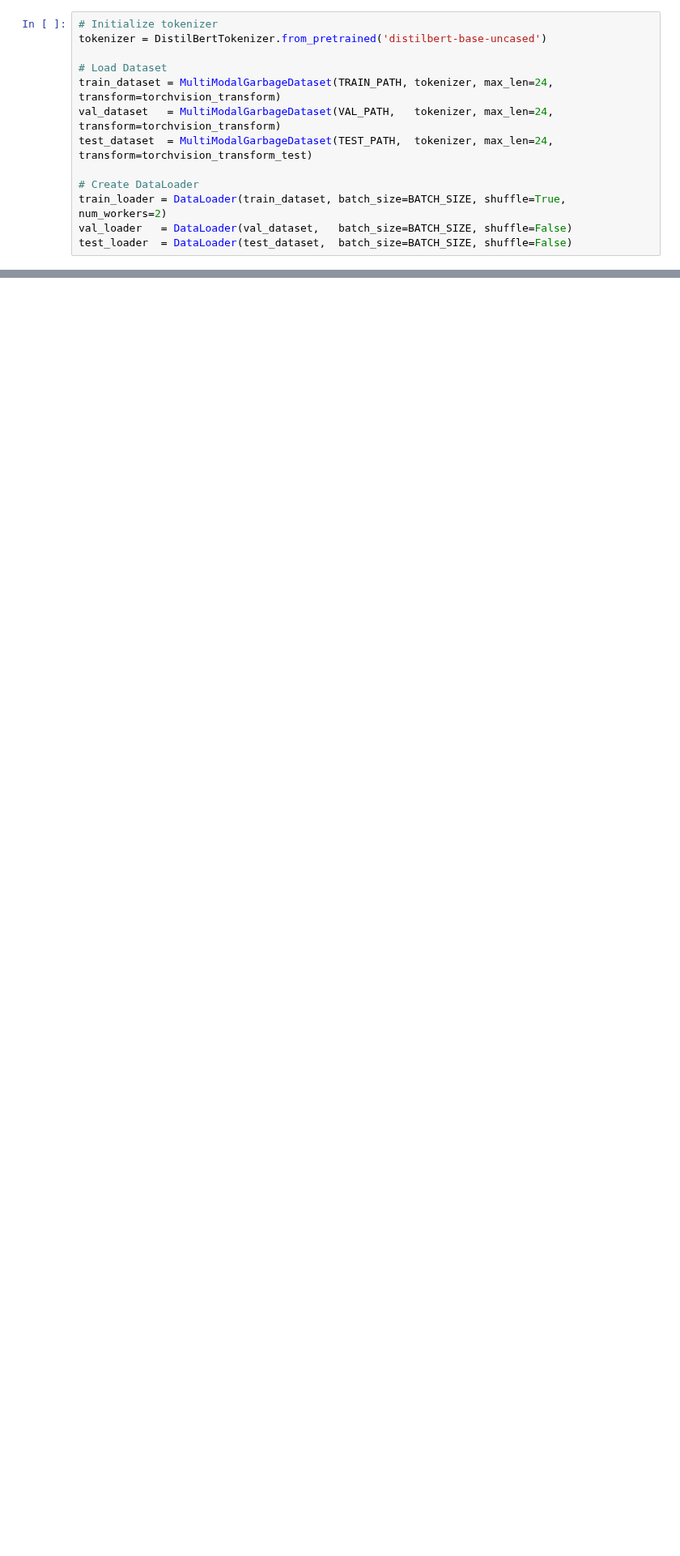
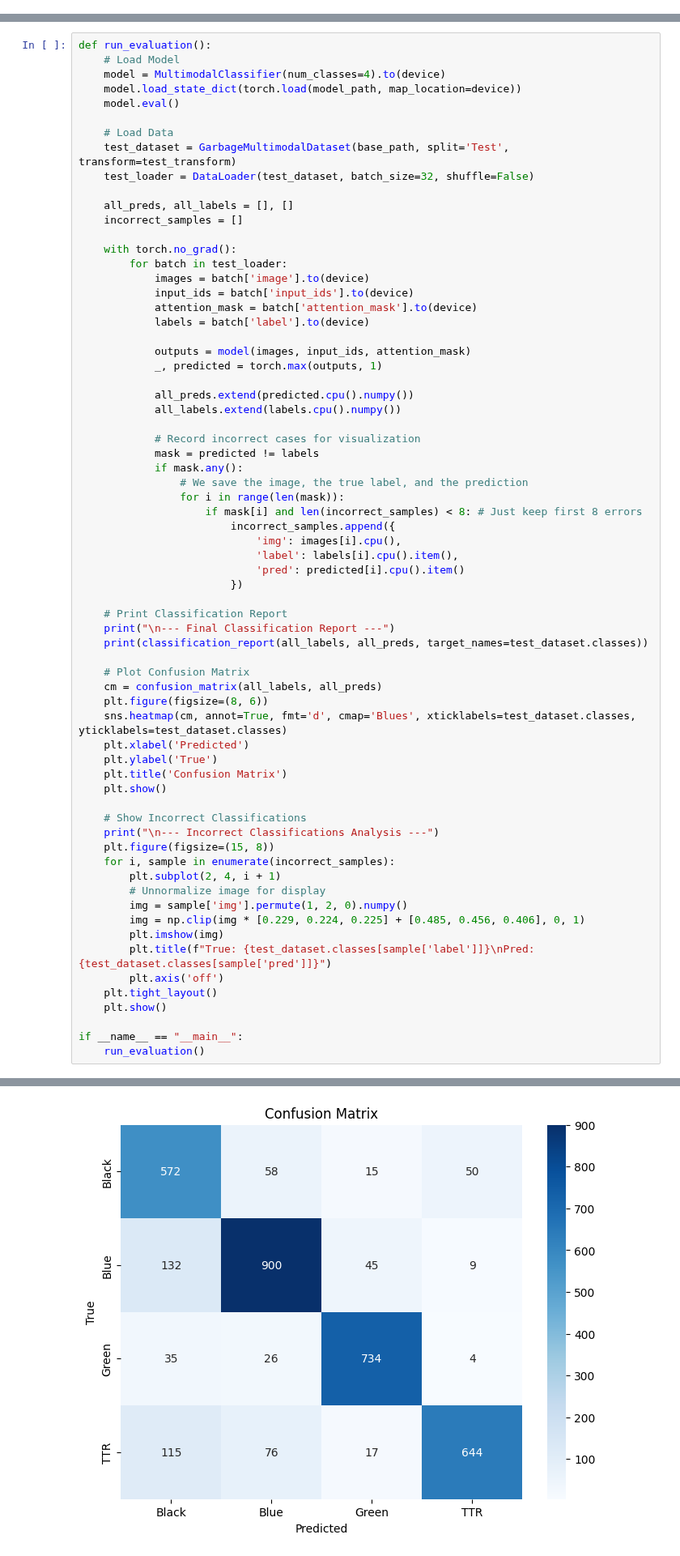
Before and after one commit to RowanCK/Garbage-Classification-Model---Group-16, a Jupyter notebook: src/multimodal_garbage_classifier.ipynb, the cells around one changed output, grey strips where cells are left out. Shown at 81% size. Saved outputs shown, nothing was run; the diff lists cells and outputs as text; blank space fills up the shorter version.

Commit message:
Add: testing result with 3432 samples

```diff
--- a/src/multimodal_garbage_classifier.ipynb
+++ b/src/multimodal_garbage_classifier.ipynb
@@ -142,13 +0,0 @@ torchvision_transform_test = transforms.Compose([
-# %%
-# Initialize tokenizer
-tokenizer = DistilBertTokenizer.from_pretrained('distilbert-base-uncased')
-
-# Load Dataset
-train_dataset = MultiModalGarbageDataset(TRAIN_PATH, tokenizer, max_len=24, transform=torchvision_transform)
-val_dataset   = MultiModalGarbageDataset(VAL_PATH,   tokenizer, max_len=24, transform=torchvision_transform)
-test_dataset  = MultiModalGarbageDataset(TEST_PATH,  tokenizer, max_len=24, transform=torchvision_transform_test)
-
-# Create DataLoader
-train_loader = DataLoader(train_dataset, batch_size=BATCH_SIZE, shuffle=True, num_workers=2)
-val_loader   = DataLoader(val_dataset,   batch_size=BATCH_SIZE, shuffle=False)
-test_loader  = DataLoader(test_dataset,  batch_size=BATCH_SIZE, shuffle=False)
@@ -177,0 +151,69 @@ LEARNING_RATE = 0.0001
+# %%
+def run_evaluation():
+    # Load Model
+    model = MultimodalClassifier(num_classes=4).to(device)
+    model.load_state_dict(torch.load(model_path, map_location=device))
+    model.eval()
+
+    # Load Data
+    test_dataset = GarbageMultimodalDataset(base_path, split='Test', transform=test_transform)
+    test_loader = DataLoader(test_dataset, batch_size=32, shuffle=False)
+
+    all_preds, all_labels = [], []
+    incorrect_samples = []
+
+    with torch.no_grad():
+        for batch in test_loader:
+            images = batch['image'].to(device)
+            input_ids = batch['input_ids'].to(device)
+            attention_mask = batch['attention_mask'].to(device)
+            labels = batch['label'].to(device)
+
+            outputs = model(images, input_ids, attention_mask)
+            _, predicted = torch.max(outputs, 1)
+
+            all_preds.extend(predicted.cpu().numpy())
+            all_labels.extend(labels.cpu().numpy())
+
+            # Record incorrect cases for visualization
+            mask = predicted != labels
+            if mask.any():
+                # We save the image, the true label, and the prediction
+                for i in range(len(mask)):
+                    if mask[i] and len(incorrect_samples) < 8: # Just keep first 8 errors
+                        incorrect_samples.append({
+                            'img': images[i].cpu(),
+                            'label': labels[i].cpu().item(),
+                            'pred': predicted[i].cpu().item()
+                        })
+
+    # Print Classification Report
+    print("\n--- Final Classification Report ---")
+    print(classification_report(all_labels, all_preds, target_names=test_dataset.classes))
+
+    # Plot Confusion Matrix
+    cm = confusion_matrix(all_labels, all_preds)
+    plt.figure(figsize=(8, 6))
+    sns.heatmap(cm, annot=True, fmt='d', cmap='Blues', xticklabels=test_dataset.classes, yticklabels=test_dataset.classes)
+    plt.xlabel('Predicted')
+    plt.ylabel('True')
+    plt.title('Confusion Matrix')
+    plt.show()
+
+    # Show Incorrect Classifications
+    print("\n--- Incorrect Classifications Analysis ---")
+    plt.figure(figsize=(15, 8))
+    for i, sample in enumerate(incorrect_samples):
+        plt.subplot(2, 4, i + 1)
+        # Unnormalize image for display
+        img = sample['img'].permute(1, 2, 0).numpy()
+        img = np.clip(img * [0.229, 0.224, 0.225] + [0.485, 0.456, 0.406], 0, 1)
+        plt.imshow(img)
+        plt.title(f"True: {test_dataset.classes[sample['label']]}\nPred: {test_dataset.classes[sample['pred']]}")
+        plt.axis('off')
+    plt.tight_layout()
+    plt.show()
+
+if __name__ == "__main__":
+    run_evaluation()
+# %% [output]
@@ -177,0 +247 @@ LEARNING_RATE = 0.0001
+[figure, added]
```
Also changed, not shown: parts of 32 cells of this notebook, 1 other file.
